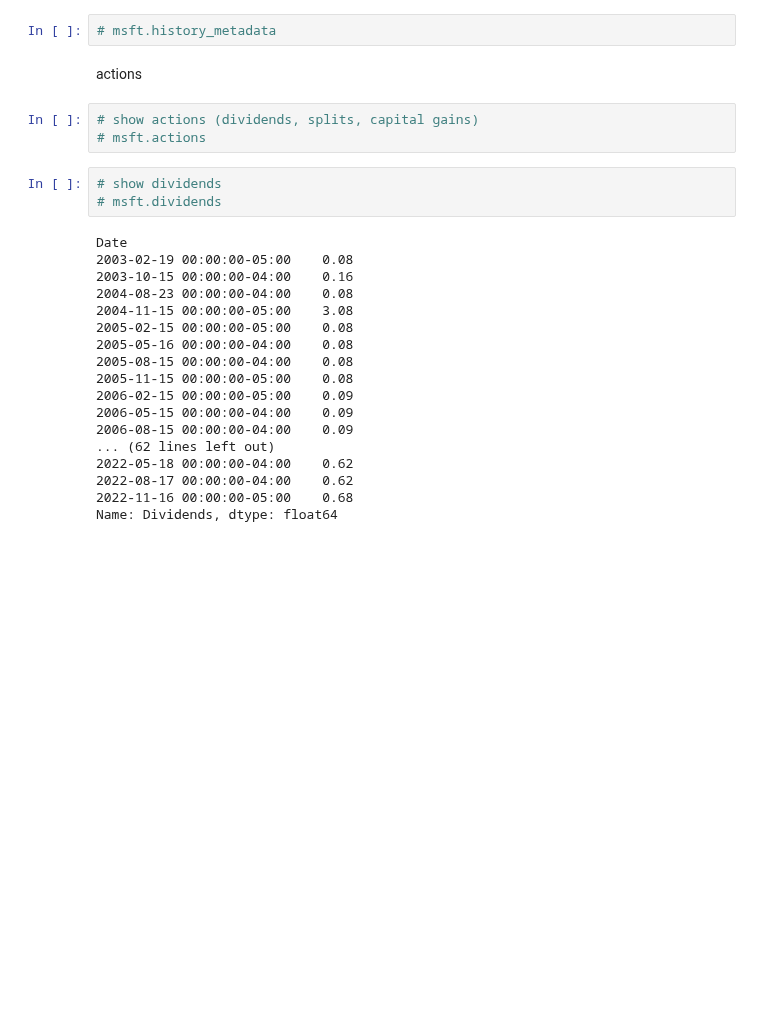
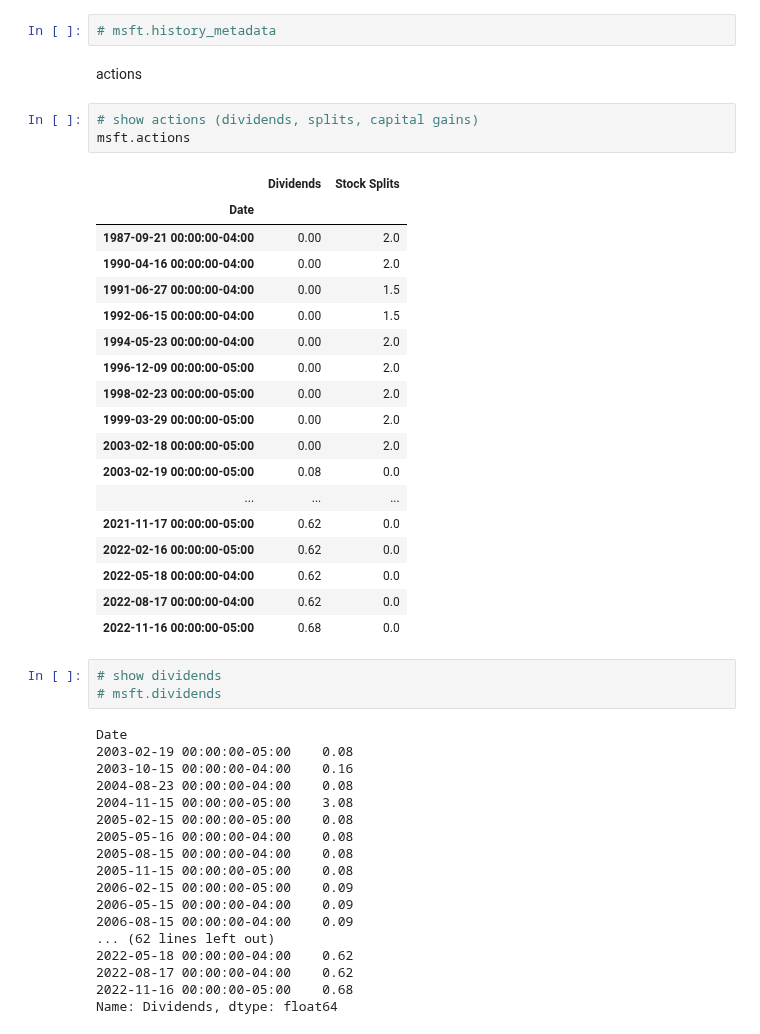
Before and after one commit to ChapnesAl/Tinkoff_Investment, a Jupyter notebook: lessons_and_tests/find_strs/finn.ipynb, the cells around one changed output. Cells and saved outputs as stored; diff of their text form; blank space fills up the shorter version.

```diff
--- a/lessons_and_tests/find_strs/finn.ipynb
+++ b/lessons_and_tests/find_strs/finn.ipynb
@@ -46,7 +46,26 @@ meta_data
 actions
 # %%
 # show actions (dividends, splits, capital gains)
-# msft.actions
+msft.actions
+# %% [output]
+|  | Dividends | Stock Splits |
+| Date |  |  |
+| 1987-09-21 00:00:00-04:00 | 0.00 | 2.0 |
+| 1990-04-16 00:00:00-04:00 | 0.00 | 2.0 |
+| 1991-06-27 00:00:00-04:00 | 0.00 | 1.5 |
+| 1992-06-15 00:00:00-04:00 | 0.00 | 1.5 |
+| 1994-05-23 00:00:00-04:00 | 0.00 | 2.0 |
+| 1996-12-09 00:00:00-05:00 | 0.00 | 2.0 |
+| 1998-02-23 00:00:00-05:00 | 0.00 | 2.0 |
+| 1999-03-29 00:00:00-05:00 | 0.00 | 2.0 |
+| 2003-02-18 00:00:00-05:00 | 0.00 | 2.0 |
+| 2003-02-19 00:00:00-05:00 | 0.08 | 0.0 |
+| ... | ... | ... |
+| 2021-11-17 00:00:00-05:00 | 0.62 | 0.0 |
+| 2022-02-16 00:00:00-05:00 | 0.62 | 0.0 |
+| 2022-05-18 00:00:00-04:00 | 0.62 | 0.0 |
+| 2022-08-17 00:00:00-04:00 | 0.62 | 0.0 |
+| 2022-11-16 00:00:00-05:00 | 0.68 | 0.0 |
 # %%
 # show dividends
 # msft.dividends
```
Also changed, not shown: parts of 1 cell of this notebook, 1 other file.
